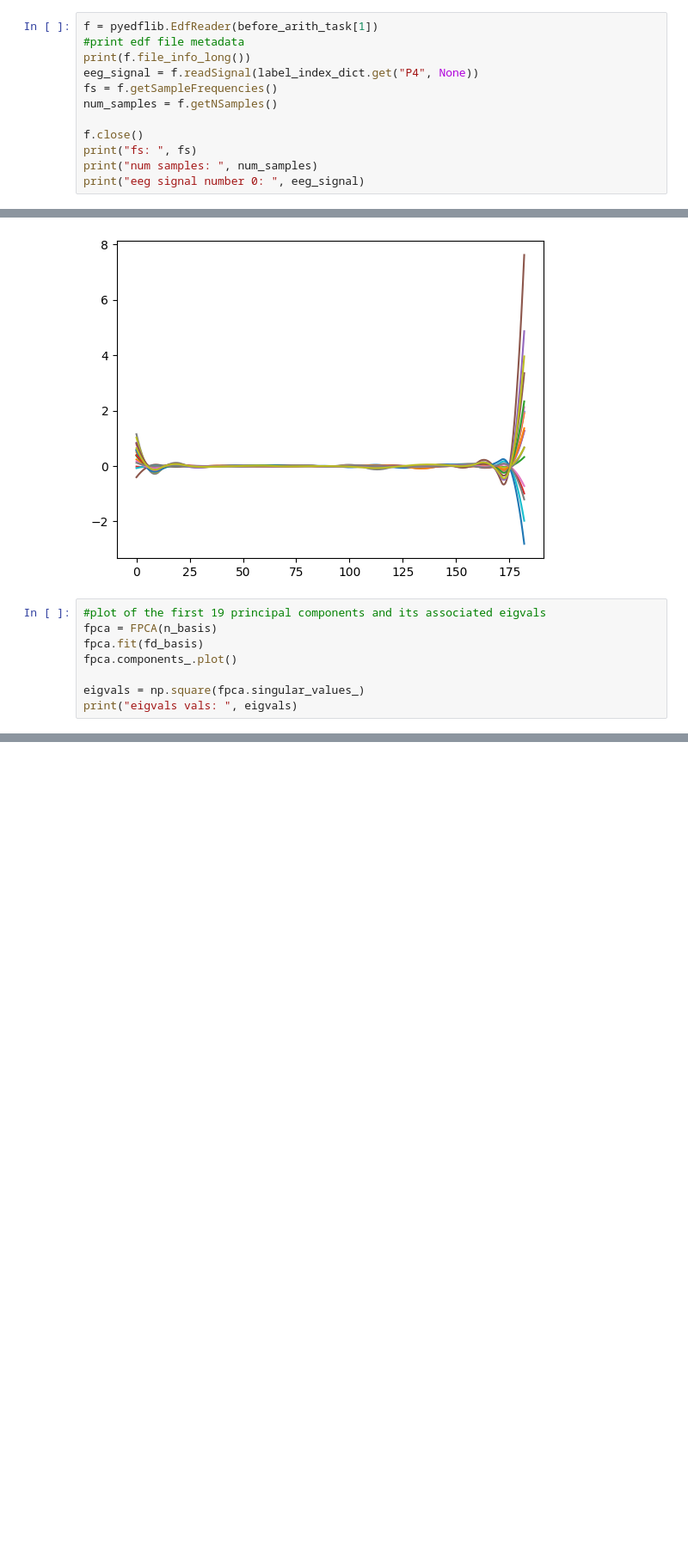
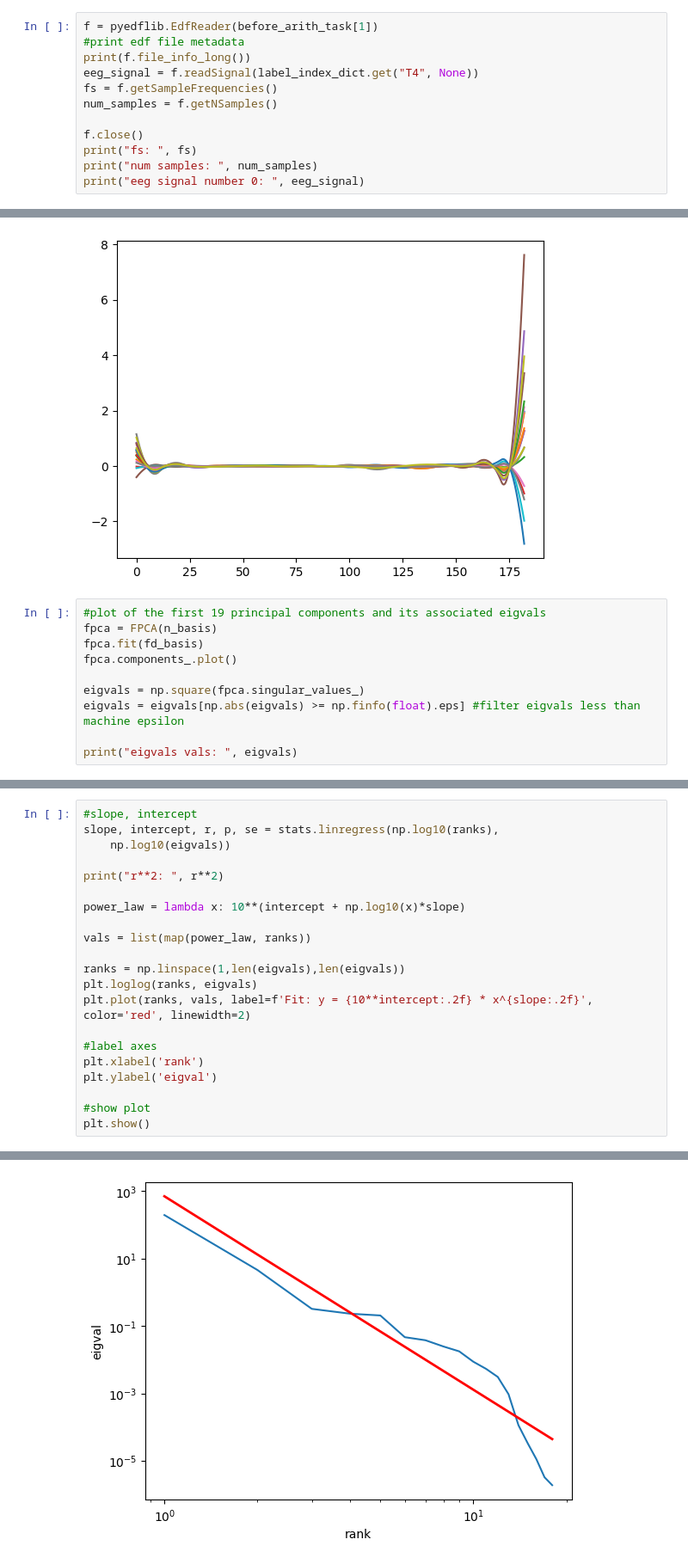
Before and after one commit to EAbarmel97/FDA-EEG, a Jupyter notebook: scripts/fda-eeg.ipynb, the cells around one changed output, grey strips where cells are left out. Shown at 86% size. Saved outputs shown, nothing was run; the diff lists cells and outputs as text; blank space fills up the shorter version.

Commit message:
chore: added code to the notebook to display a scatterplot and its regressed line

```diff
--- a/scripts/fda-eeg.ipynb
+++ b/scripts/fda-eeg.ipynb
@@ -53,7 +53,7 @@ label_index_dict = {"Fp1":0,"Fp2":1,"F3":2,"F4":3,"F7":4,"F8":5,"T3":6,"T4":7,"C
 f = pyedflib.EdfReader(before_arith_task[1])
 #print edf file metadata
 print(f.file_info_long())
-eeg_signal = f.readSignal(label_index_dict.get("P4", None))
+eeg_signal = f.readSignal(label_index_dict.get("T4", None))
 fs = f.getSampleFrequencies()
 num_samples = f.getNSamples()
 
@@ -149,6 +149,8 @@ fpca.fit(fd_basis)
 fpca.components_.plot()
 
 eigvals = np.square(fpca.singular_values_)
+eigvals = eigvals[np.abs(eigvals) >= np.finfo(float).eps] #filter eigvals less than machine epsilon
+
 print("eigvals vals: ", eigvals)
 # %% [output]
 eigvals vals:  [1.95324864e+02 4.60020155e+00 3.23725915e-01 2.32261804e-01
@@ -178,3 +172,25 @@ plt.ylabel('eigval')
 plt.show()
 # %% [output]
 [figure]
+# %%
+#slope, intercept
+slope, intercept, r, p, se = stats.linregress(np.log10(ranks),
+    np.log10(eigvals))
+
+print("r**2: ", r**2)
+
+power_law = lambda x: 10**(intercept + np.log10(x)*slope)
+
+vals = list(map(power_law, ranks))
+
+ranks = np.linspace(1,len(eigvals),len(eigvals))
+plt.loglog(ranks, eigvals)
+plt.plot(ranks, vals, label=f'Fit: y = {10**intercept:.2f} * x^{slope:.2f}', color='red', linewidth=2)
+
+#label axes
+plt.xlabel('rank')
+plt.ylabel('eigval')
+
+#show plot
+plt.show()
+# %% [output]
@@ -180,0 +198 @@ plt.show()
+[figure, added]
```
Also changed, not shown: parts of 9 cells of this notebook.
